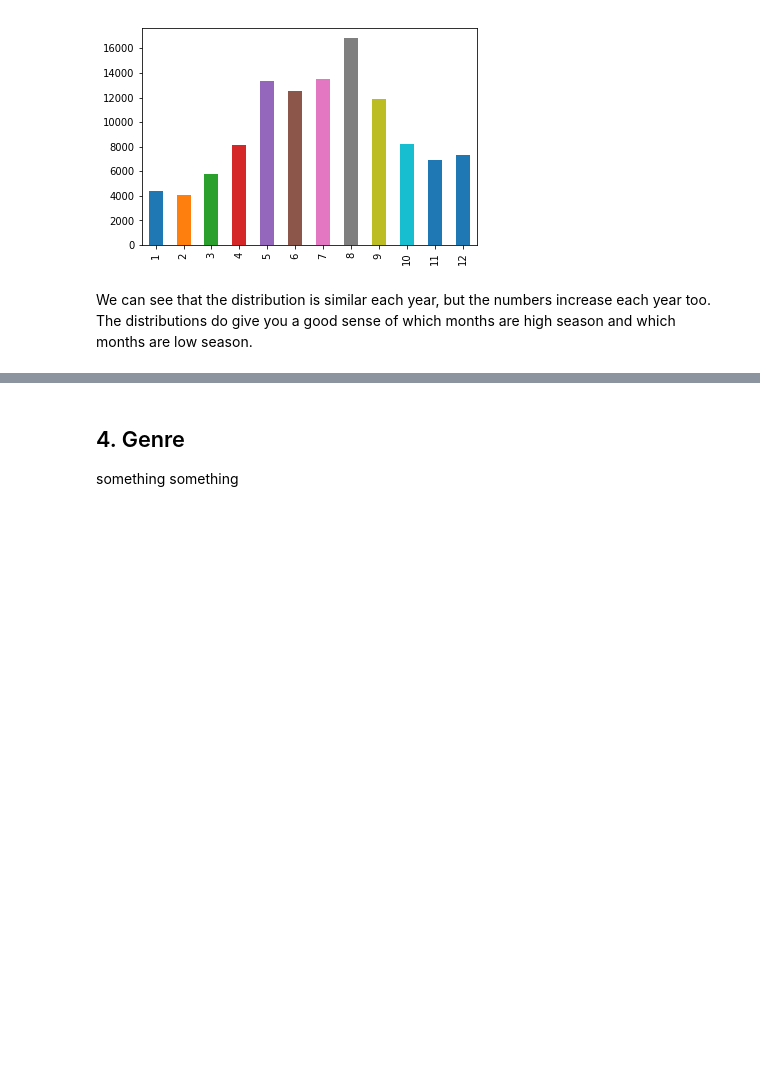
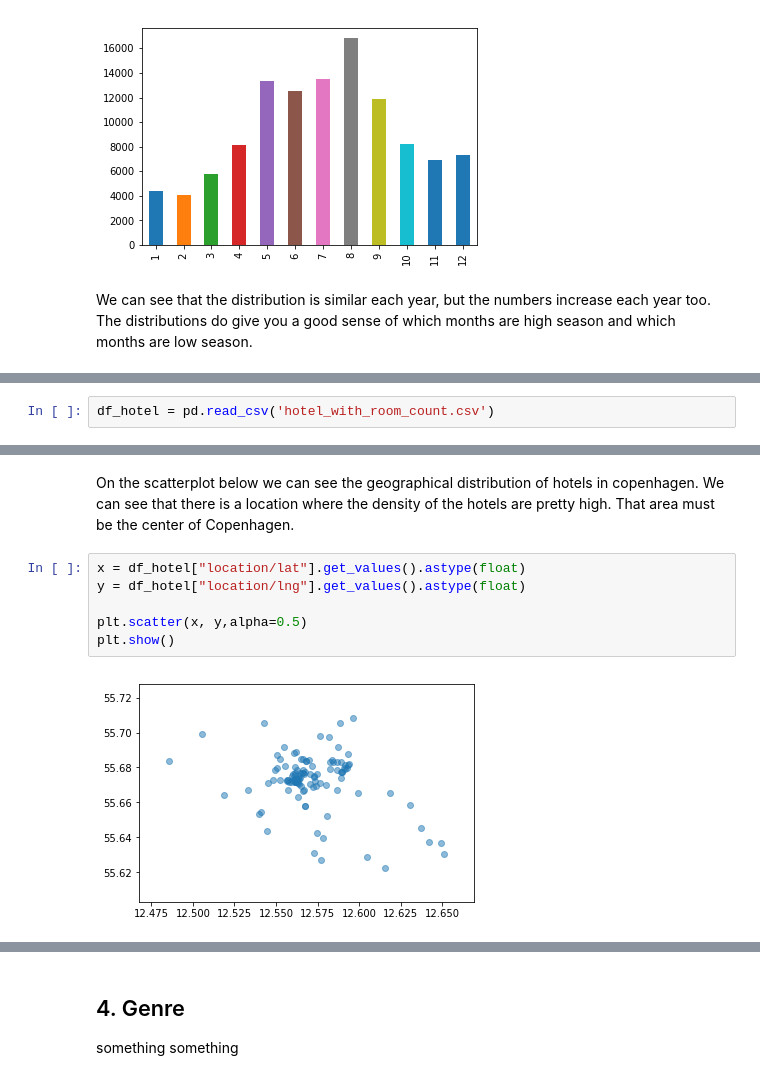
Before and after one commit to homboli/social_data, a Jupyter notebook: IPython Notebook (Draft).ipynb, the cells around one changed output, grey strips where cells are left out. Saved outputs shown, nothing was run; the diff lists cells and outputs as text; blank space fills up the shorter version.

Commit message:
Add hotel data analysis

```diff
--- a/IPython Notebook (Draft).ipynb
+++ b/IPython Notebook (Draft).ipynb
@@ -689,0 +693,2 @@ We can see that the distribution is similar each year, but the numbers increase
+# %%
+df_hotel = pd.read_csv('hotel_with_room_count.csv')
@@ -689,0 +709,10 @@ We can see that the distribution is similar each year, but the numbers increase
+# %% [markdown]
+On the scatterplot below we can see the geographical distribution of hotels in copenhagen. We can see that there is a location where the density of the hotels are pretty high. That area must be the center of Copenhagen.
+# %%
+x = df_hotel["location/lat"].get_values().astype(float)
+y = df_hotel["location/lng"].get_values().astype(float)
+
+plt.scatter(x, y,alpha=0.5)
+plt.show()
+# %% [output]
+[figure, added]
```
Also changed, not shown: parts of 11 cells of this notebook.
